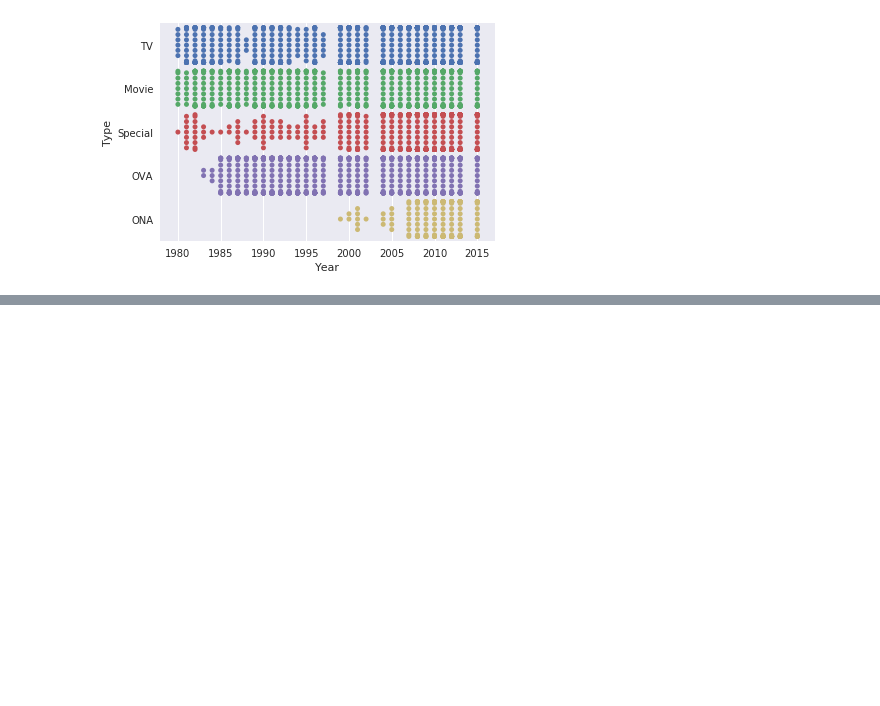
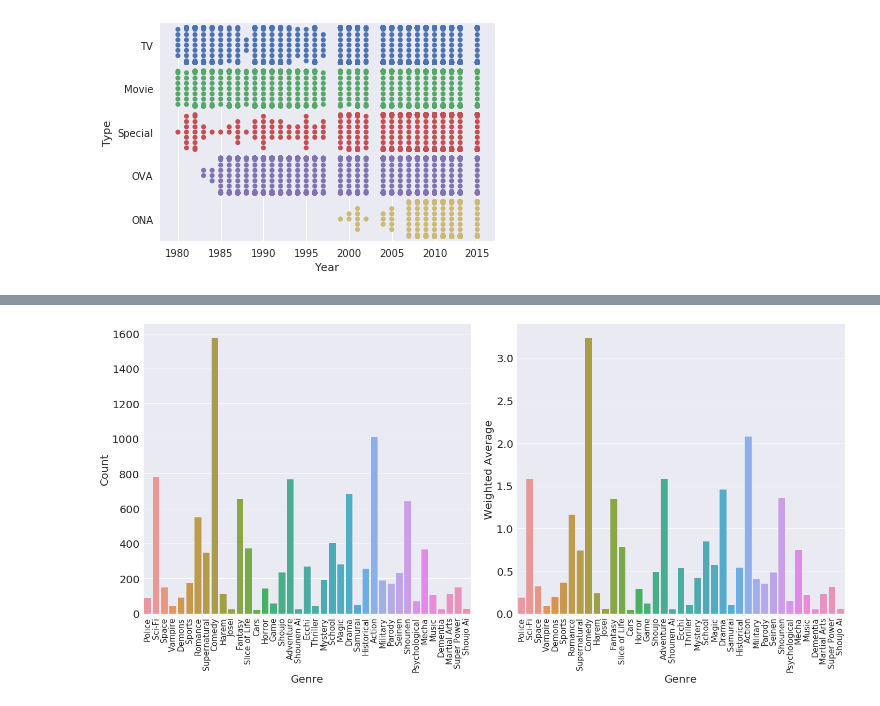
Before and after one commit to CalebWelch/anime_scores, a Jupyter notebook: random analysis.ipynb, the cells around one changed output, grey strips where cells are left out. Cells and saved outputs as stored; diff of their text form; code cells hidden in the pictures; blank space fills up the shorter version.

```diff
--- a/random analysis.ipynb
+++ b/random analysis.ipynb
@@ -76,0 +95,5 @@ SyntaxError: invalid syntax (<ipython-input-23-048c77b0a027>, line 1)
+# %%
+genres = set()
+for k in df.Genres:
+    for g in k[1:-1].split(','):
+        genres.add(g.strip())
@@ -76,0 +125,33 @@ SyntaxError: invalid syntax (<ipython-input-23-048c77b0a027>, line 1)
+# %%
+scoredf = pd.DataFrame(index=genres)
+total_scores = []
+for x in genres:
+    scores = []
+    for k in enumerate(df.Genres):
+        if x in k[1]:
+            scores.append(df.Score.iloc[k[0]])
+        else:
+            scores.append(0)
+    total_scores.append(scores)
+total_scores = np.array(total_scores)
+# %%
+count_genres = []
+for index, x in enumerate(total_scores):
+    count_genres.append(0)
+    for b in x:
+        if b > 0:
+            count_genres[index] += 1
+genre_weights = np.array([np.average(x) for x in total_scores])
+# %%
+fig, axs = plt.subplots(ncols=2,figsize=(20,10))
+g1 = sb.barplot(x=[k for k in genres],y=count_genres, ax=axs[0])
+g2 = sb.barplot(x=[k for k in genres],y=genre_weights, ax=axs[1])
+g1.set_ylabel('Count',fontsize=20), g2.set_ylabel('Weighted Average',fontsize=20)
+for g in [g1,g2]:
+    g.set_xlabel('Genre', fontsize=20)
+    plt.setp(g.get_xticklabels(),rotation = 90,fontsize=15)
+    plt.setp(g.get_yticklabels(),fontsize=20)
+
+plt.tight_layout()
+# %% [output]
+[figure, added]
```
Also changed, not shown: parts of 10 cells of this notebook.
